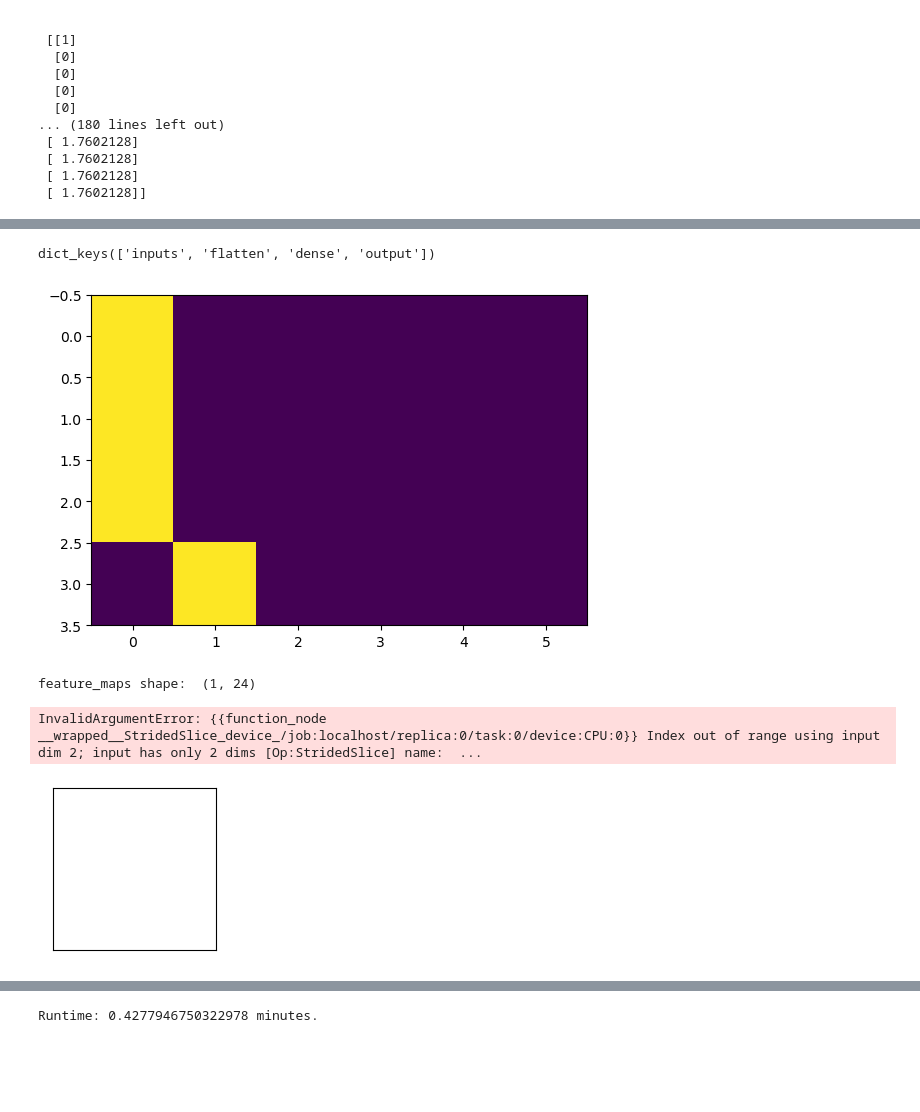
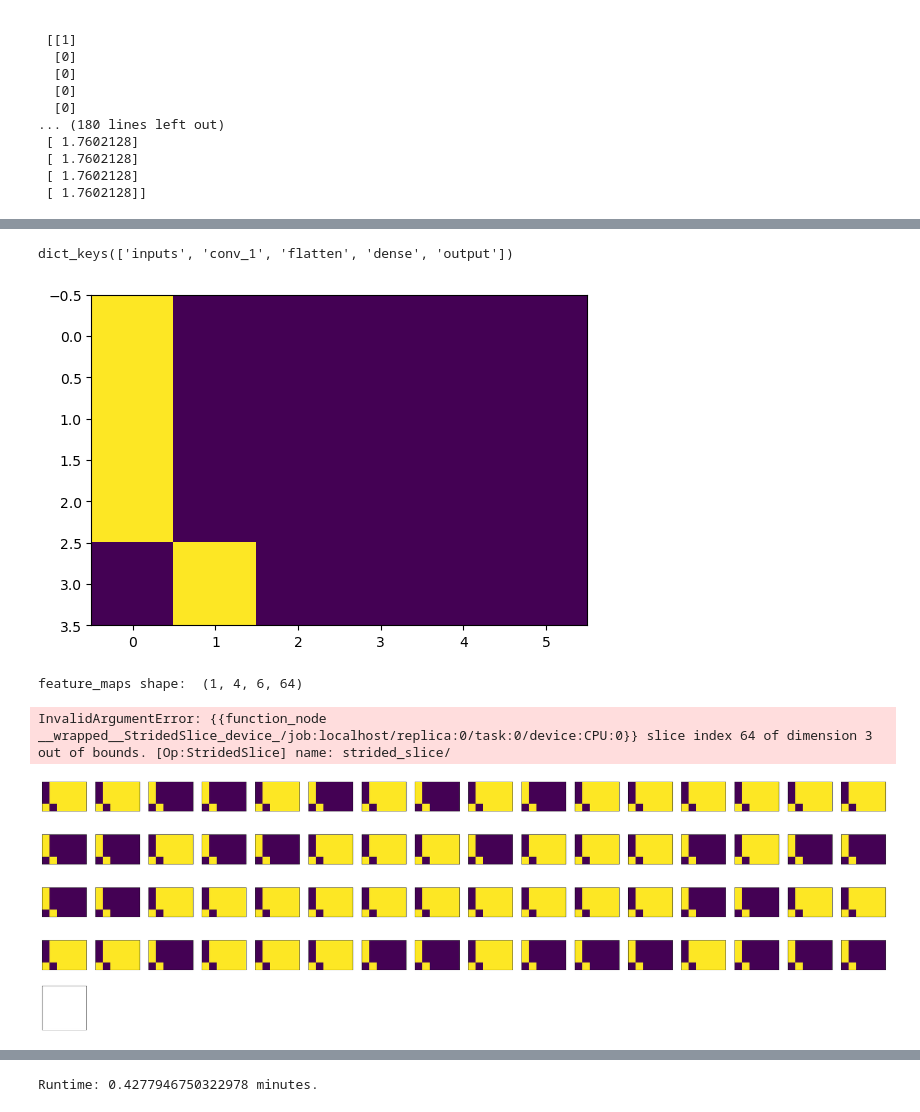
Before and after one commit to PichiBrihuega/Substituent-Neural-Network, a Jupyter notebook: Notebooks/ManualEncoded.ipynb, the cells around one changed output, grey strips where cells are left out. Cells and saved outputs as stored; diff of their text form; code cells hidden in the pictures; blank space fills up the shorter version.

```diff
--- a/Notebooks/ManualEncoded.ipynb
+++ b/Notebooks/ManualEncoded.ipynb
@@ -427,8 +427,8 @@ image_size = (4,6)
 inputs = tf.keras.Input(shape=image_size + (1, ), name='inputs')
 
 # Conv Layer 1
-#conv_1 = layers.Conv2D(64, 1, padding='valid', activation='elu',
-#                       name='conv_1')(inputs)
+conv_1 = layers.Conv2D(64, 1, padding='valid', activation='elu',
+                       name='conv_1')(inputs)
 #pool_1 = layers.MaxPooling2D(pool_size=(1, 1), name='pool_1')(conv_1)
 
 # Conv Layer 2
@@ -440,8 +440,8 @@ inputs = tf.keras.Input(shape=image_size + (1, ), name='inputs')
 # Fully-connected
 # Flattening
 #flat = layers.Flatten(name='flatten')(pool_2)
-#flat = layers.Flatten(name='flatten')(conv_1)
-flat = layers.Flatten(name='flatten')(inputs)
+flat = layers.Flatten(name='flatten')(conv_1)
+#flat = layers.Flatten(name='flatten')(inputs)
 dense = layers.Dense(64, activation='elu', name='dense')(flat)
 outputs = layers.Dense(1, activation='linear', name='output')(dense)
 
@@ -532,11 +534,11 @@ features = feature_extractor(img)
 print(features.keys())
 #print(list(features.items())[0])
 # %% [output]
-dict_keys(['inputs', 'flatten', 'dense', 'output'])
+dict_keys(['inputs', 'conv_1', 'flatten', 'dense', 'output'])
 [figure]
 # %%
-show_features(features,'flatten')
+show_features(features,'conv_1')
 # %% [output]
-feature_maps shape:  (1, 24)
+feature_maps shape:  (1, 4, 6, 64)
-InvalidArgumentError: {{function_node __wrapped__StridedSlice_device_/job:localhost/replica:0/task:0/device:CPU:0}} Index out of range using input dim 2; input has only 2 dims [Op:StridedSlice] name:  ...
+InvalidArgumentError: {{function_node __wrapped__StridedSlice_device_/job:localhost/replica:0/task:0/device:CPU:0}} slice index 64 of dimension 3 out of bounds. [Op:StridedSlice] name: strided_slice/
-[figure, old version]
+[figure, new version]
```
Also changed, not shown: parts of 5 cells of this notebook.
